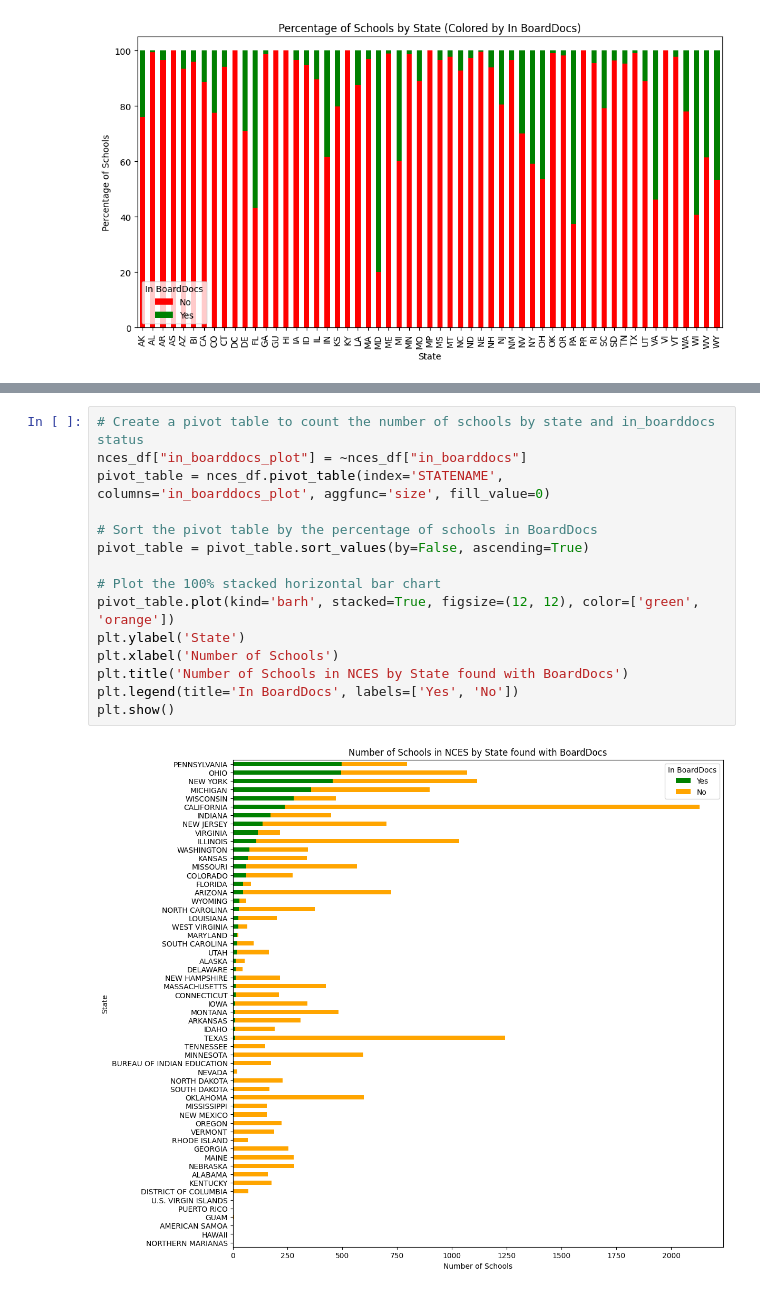
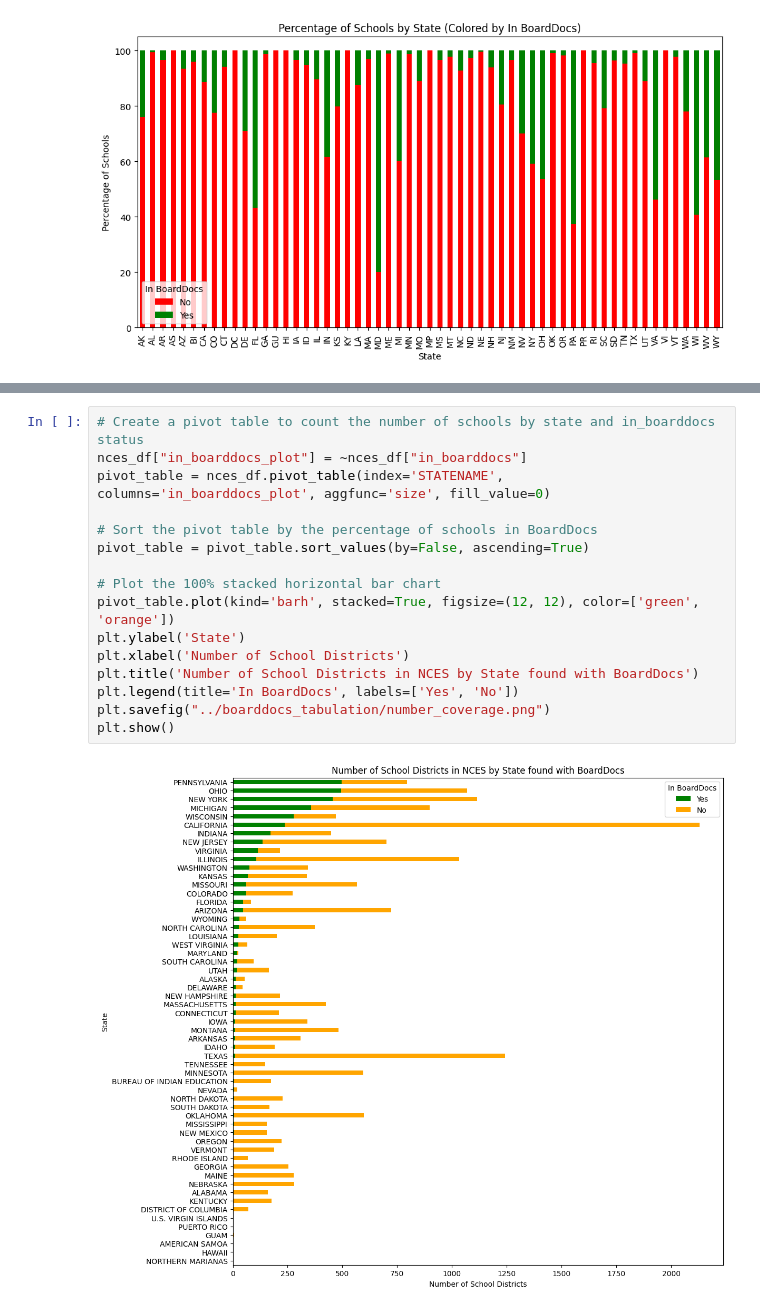
Before and after one commit to audrey-tan/cepr_boarddocs, a Jupyter notebook: misc/compare_number_schools.ipynb, the cells around one changed output, grey strips where cells are left out. Drawn from its saved outputs; the diff is of its cells as text.

```diff
--- a/misc/compare_number_schools.ipynb
+++ b/misc/compare_number_schools.ipynb
@@ -235,17 +235,18 @@ plt.show()
 # %%
 # Create a pivot table to count the number of schools by state and in_boarddocs status
 nces_df["in_boarddocs_plot"] = ~nces_df["in_boarddocs"]
 pivot_table = nces_df.pivot_table(index='STATENAME', columns='in_boarddocs_plot', aggfunc='size', fill_value=0)
 
 # Sort the pivot table by the percentage of schools in BoardDocs
 pivot_table = pivot_table.sort_values(by=False, ascending=True)
 
 # Plot the 100% stacked horizontal bar chart
 pivot_table.plot(kind='barh', stacked=True, figsize=(12, 12), color=['green', 'orange'])
 plt.ylabel('State')
-plt.xlabel('Number of Schools')
-plt.title('Number of Schools in NCES by State found with BoardDocs')
+plt.xlabel('Number of School Districts')
+plt.title('Number of School Districts in NCES by State found with BoardDocs')
 plt.legend(title='In BoardDocs', labels=['Yes', 'No'])
+plt.savefig("../boarddocs_tabulation/number_coverage.png")
 plt.show()
 # %% [output]
-[figure, old version]
+[figure, new version]
```
Also changed, not shown: parts of 11 cells of this notebook, 5 other files.
